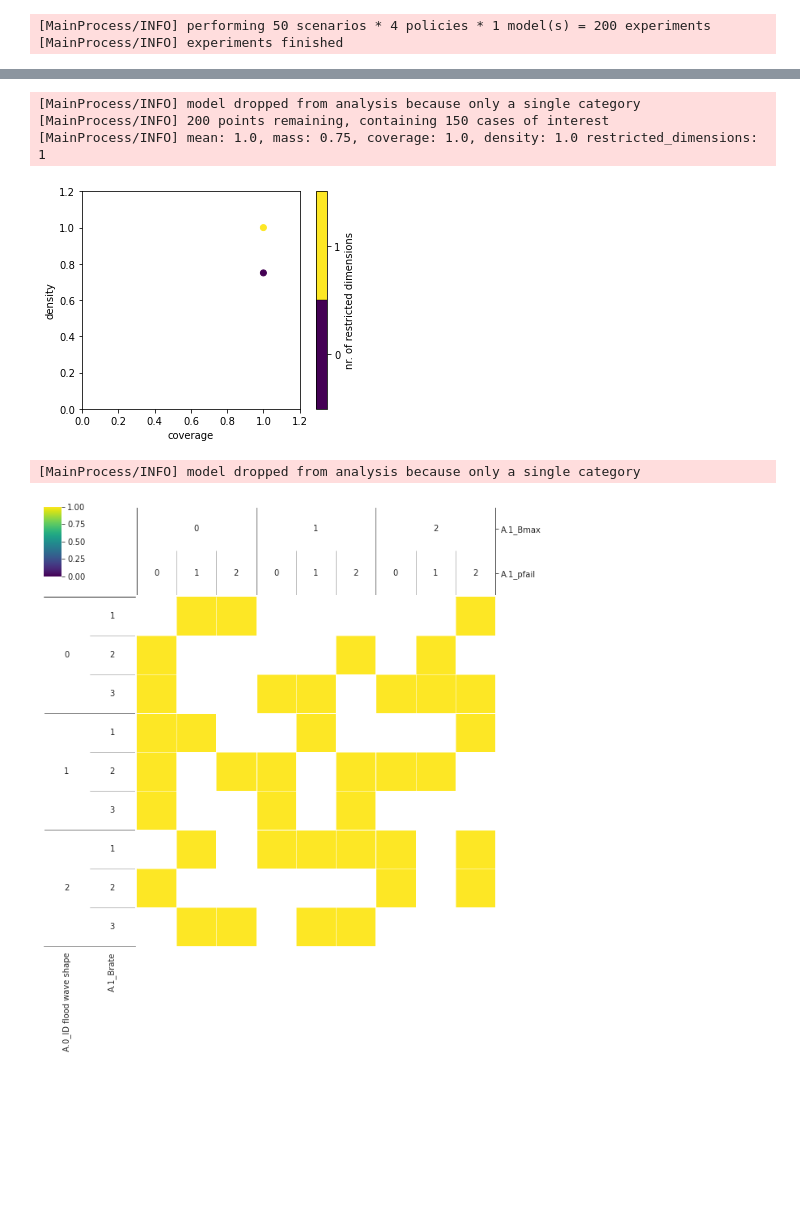
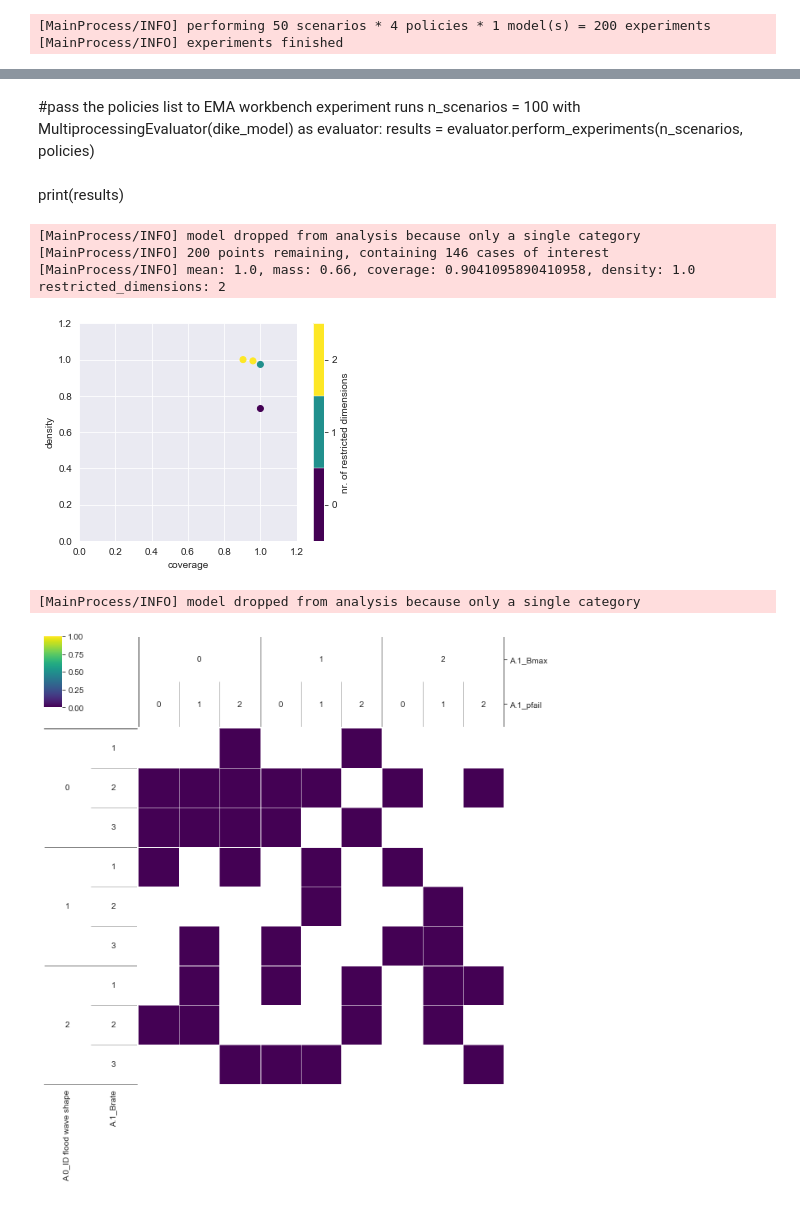
Before and after one commit to rhysits/thesis, a Jupyter notebook: final assignment/00_Policy_0_Problem_Formulation.ipynb, the cells around one changed output, grey strips where cells are left out. Cells and saved outputs as stored; diff of their text form; code cells hidden in the pictures; blank space fills up the shorter version.

```diff
--- a/final assignment/00_Policy_0_Problem_Formulation.ipynb
+++ b/final assignment/00_Policy_0_Problem_Formulation.ipynb
@@ -116,7 +116,7 @@ from ema_workbench import (MultiprocessingEvaluator, ema_logging,
 ema_logging.log_to_stderr(ema_logging.INFO)
 
 with SequentialEvaluator(dike_model) as evaluator:
-    results = evaluator.perform_experiments(scenarios=50, policies=4)
+    results = evaluator.perform_experiments(scenarios=5, policies=2)
 # %% [output]
 [MainProcess/INFO] performing 50 scenarios * 4 policies * 1 model(s) = 200 experiments
 [MainProcess/INFO] experiments finished
@@ -213,3 +216,11 @@ print(results)
+# %% [markdown]
+#pass the policies list to EMA workbench experiment runs
+n_scenarios = 100
+with MultiprocessingEvaluator(dike_model) as evaluator:
+    results = evaluator.perform_experiments(n_scenarios,
+                                            policies)
+# %% [markdown]
+print(results)
 # %%
 from ema_workbench.analysis import prim
 
@@ -219,20 +230,20 @@ prim_alg = prim.Prim(x, y, threshold=0.8)
 box1 = prim_alg.find_box()
 # %% [output]
 [MainProcess/INFO] model dropped from analysis because only a single category
-[MainProcess/INFO] 200 points remaining, containing 150 cases of interest
-[MainProcess/INFO] mean: 1.0, mass: 0.75, coverage: 1.0, density: 1.0 restricted_dimensions: 1
+[MainProcess/INFO] 200 points remaining, containing 146 cases of interest
+[MainProcess/INFO] mean: 1.0, mass: 0.66, coverage: 0.9041095890410958, density: 1.0 restricted_dimensions: 2
 # %%
 box1.show_tradeoff()
 plt.show()
 # %% [output]
-[figure, old version]
+[figure, new version]
 # %%
 from ema_workbench.analysis import dimensional_stacking
 
 x = experiments
-y = outcomes["A.1_Expected Number of Deaths"] < 1
+y = outcomes["A.2 Total Costs"] < 1
 dimensional_stacking.create_pivot_plot(x, y, 2, nbins=3)
 plt.show()
 # %% [output]
 [MainProcess/INFO] model dropped from analysis because only a single category
-[figure, old version]
+[figure, new version]
```
Also changed, not shown: parts of 8 cells of this notebook.
